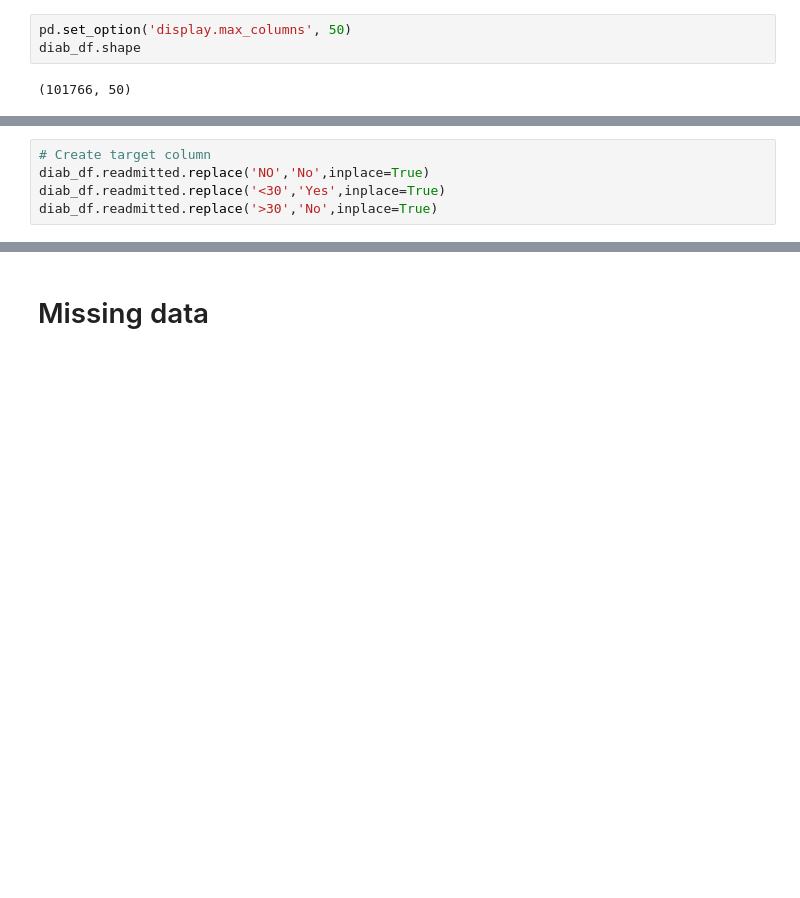
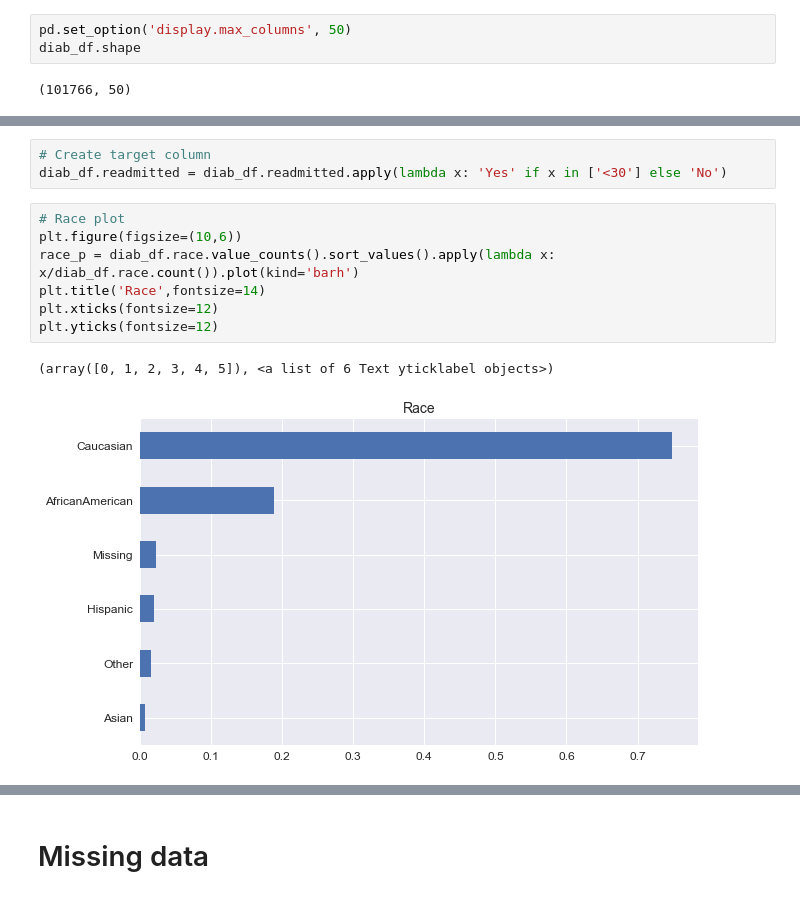
Before and after one commit to ChungHHuang/Capstone_project, a Jupyter notebook: ChungHsuan/Preprocessing.ipynb, the cells around one changed output, grey strips where cells are left out. Drawn from its saved outputs; the diff is of its cells as text; blank space fills up the shorter version.

```diff
--- a/ChungHsuan/Preprocessing.ipynb
+++ b/ChungHsuan/Preprocessing.ipynb
@@ -32,5 +59,13 @@ diab_df.head()
 # %%
 # Create target column
-diab_df.readmitted.replace('NO','No',inplace=True)
-diab_df.readmitted.replace('<30','Yes',inplace=True)
-diab_df.readmitted.replace('>30','No',inplace=True)
+diab_df.readmitted = diab_df.readmitted.apply(lambda x: 'Yes' if x in ['<30'] else 'No')
+# %%
+# Race plot
+plt.figure(figsize=(10,6))
+race_p = diab_df.race.value_counts().sort_values().apply(lambda x: x/diab_df.race.count()).plot(kind='barh')
+plt.title('Race',fontsize=14)
+plt.xticks(fontsize=12)
+plt.yticks(fontsize=12)
+# %% [output]
+(array([0, 1, 2, 3, 4, 5]), <a list of 6 Text yticklabel objects>)
+[figure, added]
```
Also changed, not shown: parts of 36 cells of this notebook, 2 other files.
